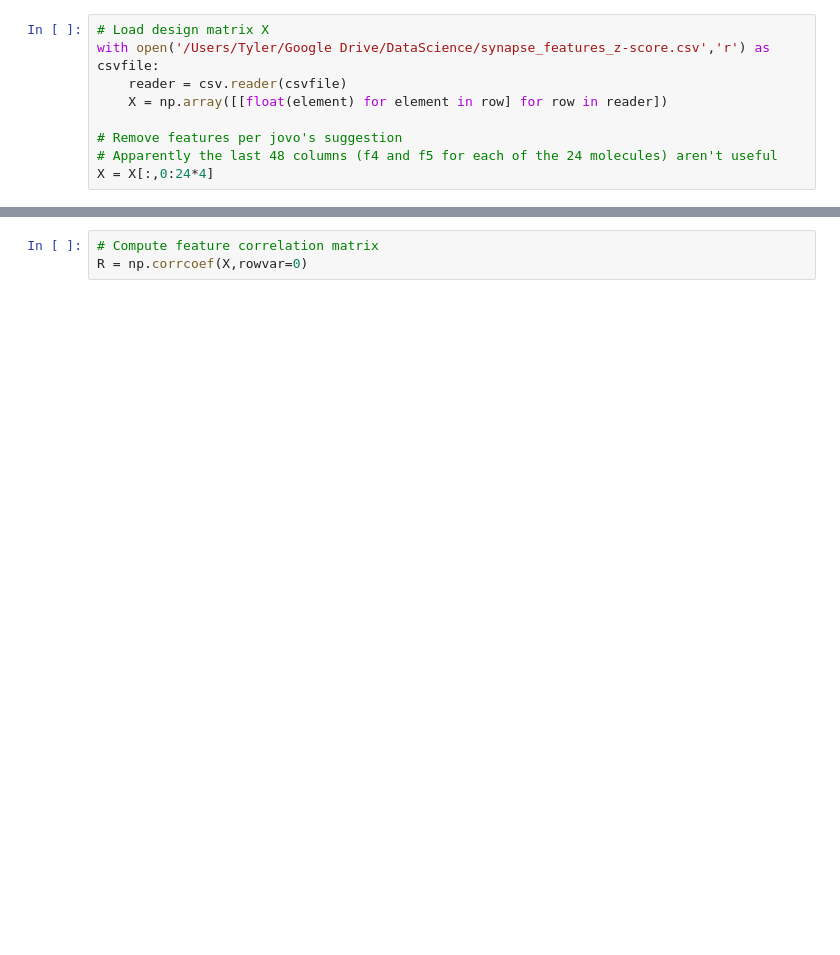
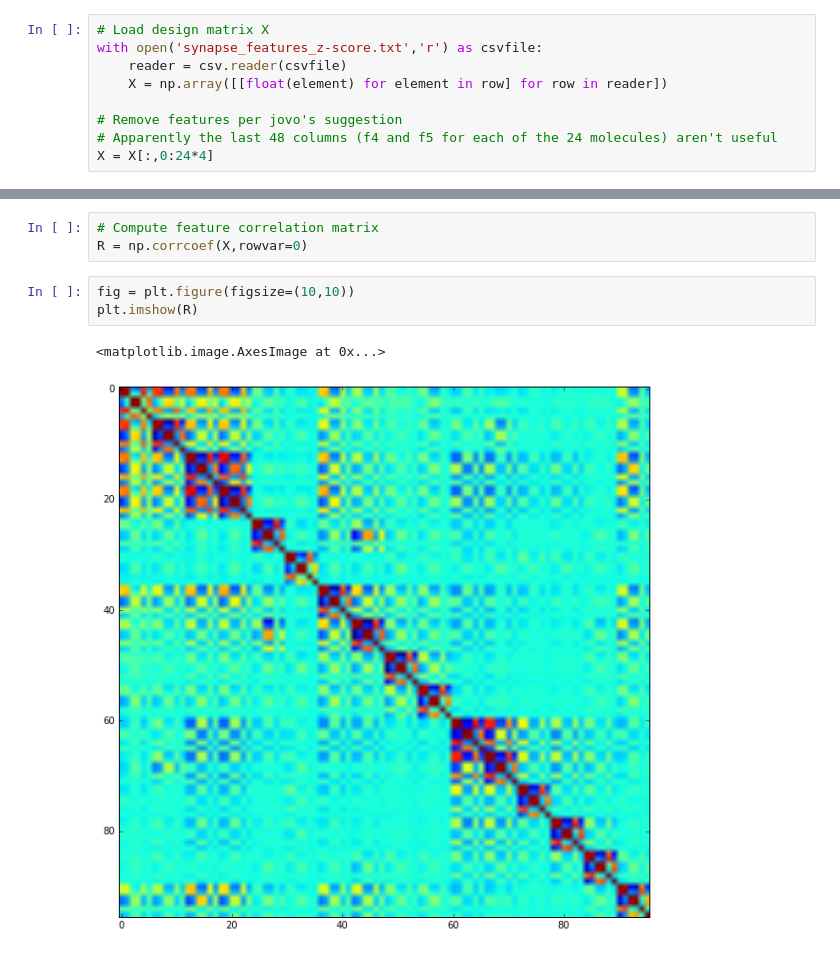
Before and after one commit to Upward-Spiral-Science/the-vat, a Jupyter notebook: Exploratory_analysis_tyler.ipynb, the cells around one changed output, grey strips where cells are left out. Saved outputs shown, nothing was run; the diff lists cells and outputs as text; blank space fills up the shorter version.

Commit message:
Added some correlation visualization to interfential simulation.

```diff
--- a/Exploratory_analysis_tyler.ipynb
+++ b/Exploratory_analysis_tyler.ipynb
@@ -16,6 +18,6 @@ from sklearn.decomposition import PCA
 # %%
 # Load design matrix X
-with open('/Users/Tyler/Google Drive/DataScience/synapse_features_z-score.csv','r') as csvfile:
+with open('synapse_features_z-score.txt','r') as csvfile:
     reader = csv.reader(csvfile)
     X = np.array([[float(element) for element in row] for row in reader])
 
@@ -29,3 +33,9 @@ plt.show()
 # %%
 # Compute feature correlation matrix
 R = np.corrcoef(X,rowvar=0)
+# %%
+fig = plt.figure(figsize=(10,10))
+plt.imshow(R)
+# %% [output]
+<matplotlib.image.AxesImage at 0x...>
+[figure, added]
```
Also changed, not shown: parts of 2 cells of this notebook, 1 other file.
